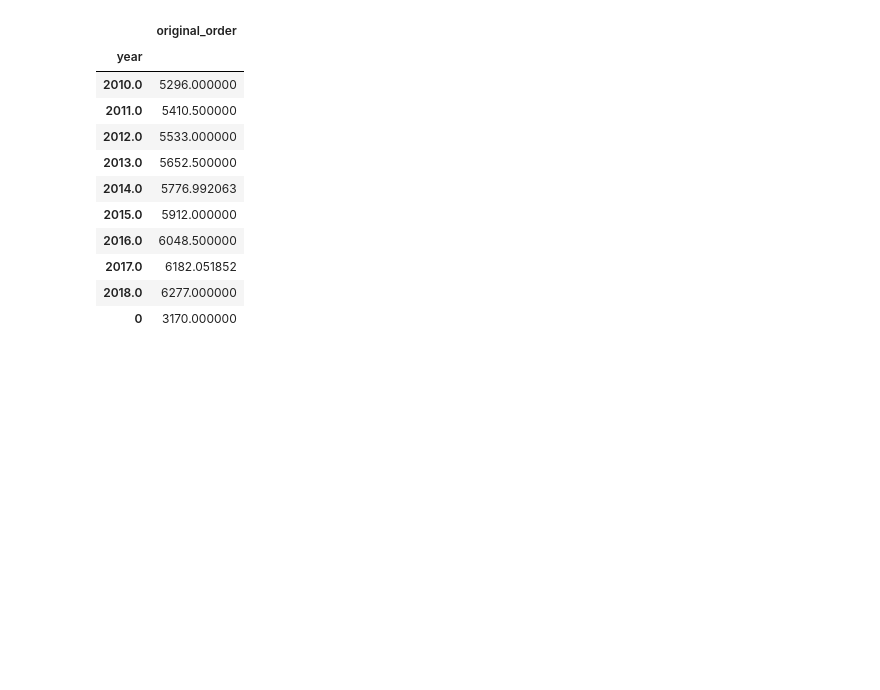
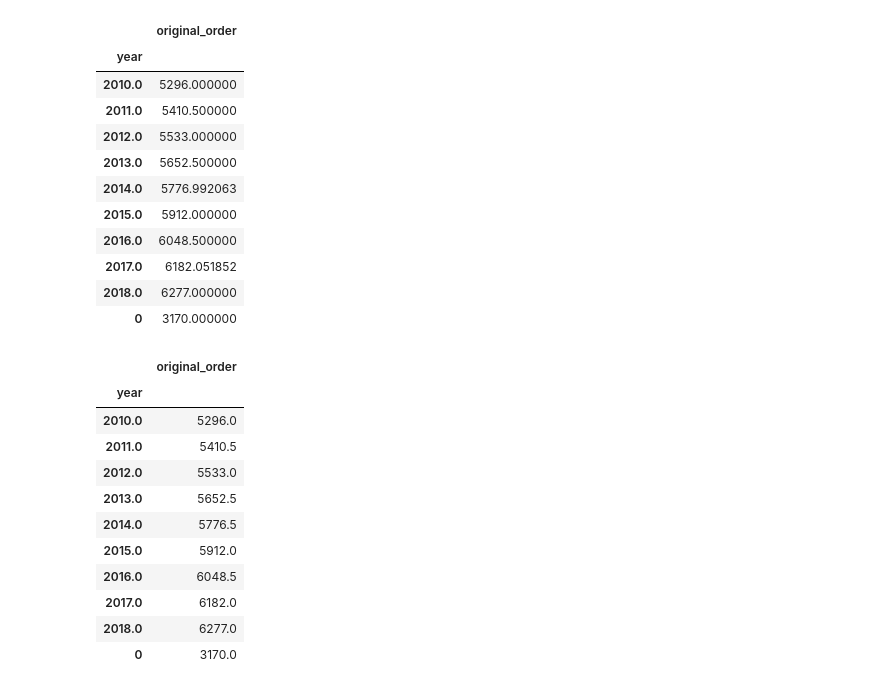
Before and after one commit to monicaclaros/Pandas_MKCC, a Jupyter notebook: Pandas_Safaera.ipynb, the cells around one changed output. Drawn from its saved outputs; the diff is of its cells as text; code cells hidden in the pictures; blank space fills up the shorter version.

```diff
--- a/Pandas_Safaera.ipynb
+++ b/Pandas_Safaera.ipynb
@@ -220,14 +235,15 @@ attacks.isna().head()
 # %% [markdown]
 ## Eliminar las filas con valores NaN en la columna "country"
 # %%
-df_sharks = pd.DataFrame({
+#nuevo data frame con base en información de country
+country_sharks = pd.DataFrame({
     'country': ['A', 'B', np.nan, 'D'],
         'value': [1, 2, 3, np.nan]
 })
 
 # Eliminar las filas con valores NaN en la columna "country"
-df_sharks = attacks.dropna(subset=['country'])
-df_sharks.head()
+country_sharks = attacks.dropna(subset=['country'])
+country_sharks.head()
 # %% [output]
 |  | case_number | date | year | type | country | area | location | activity | name | sex_ | ... |
 | 0 | 2018.06.25 | 25-Jun-2018 | 2018.0 | Boating | USA | California | Oceanside, San Diego County | Paddling | Julie Wolfe | F | ... |
@@ -299,10 +315,10 @@ plt.show();
 # %%
 ## limpiar nan en todas las columnas
 # %%
-df_sharks = df_sharks.fillna("0")
+country_sharks = country_sharks.fillna("0")
 plt.figure(figsize=(10, 6))  # inicia la figura y establece el tamaño
 
-sns.heatmap(df_sharks.isna(),      # datos
+sns.heatmap(country_sharks.isna(),      # datos
             yticklabels=False,  # quita las etiquetas del eje y
             cmap='viridis',     # mapa de color
             cbar=False,         # sin barra lateral
@@ -401,5 +424,6 @@ df_sharks.year.value_counts()
 1815.0      1
 Name: year, Length: 242, dtype: int64
 # %%
-year_rank = df_sharks.groupby('year')
+#Computar la media por año
+year_rank = country_sharks.groupby('year')
 # %%
@@ -418,3 +443,20 @@ year_mean.tail(10)
 | 2017.0 | 6182.051852 |
 | 2018.0 | 6277.000000 |
 | 0 | 3170.000000 |
+# %%
+#Computar la mediana por año
+median_year = year_rank.median()
+median_year.tail(10)
+# %% [output]
+|  | original_order |
+| year |  |
+| 2010.0 | 5296.0 |
+| 2011.0 | 5410.5 |
+| 2012.0 | 5533.0 |
+| 2013.0 | 5652.5 |
+| 2014.0 | 5776.5 |
+| 2015.0 | 5912.0 |
+| 2016.0 | 6048.5 |
+| 2017.0 | 6182.0 |
+| 2018.0 | 6277.0 |
+| 0 | 3170.0 |
```
Also changed, not shown: parts of 22 cells of this notebook.
